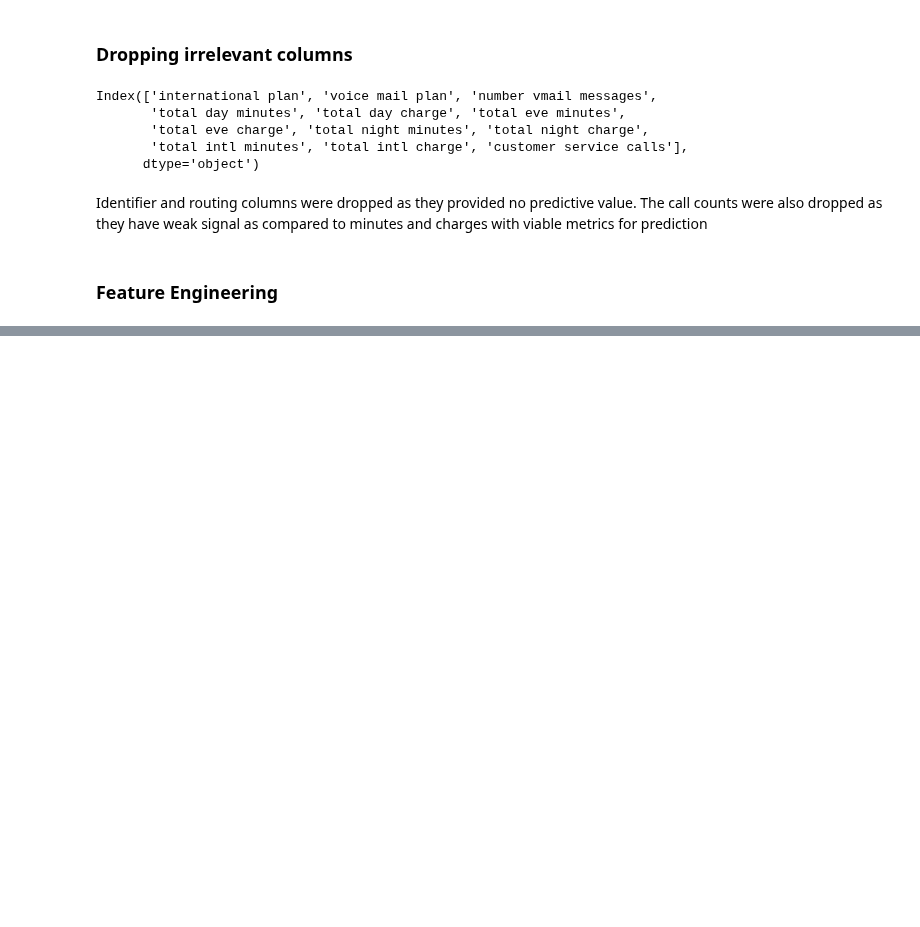
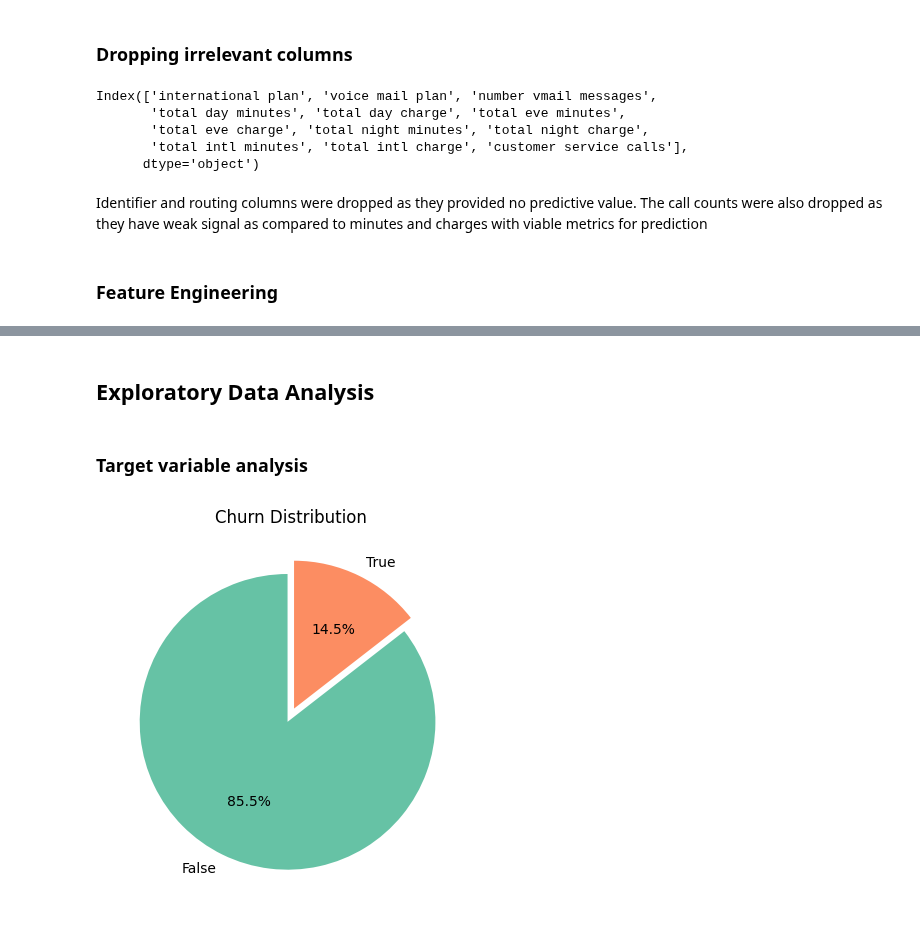
Before and after one commit to NjorogeWinnie/Telecom-churn-analysis, a Jupyter notebook: Telecom_Churn_Analysis.ipynb, the cells around one changed output, grey strips where cells are left out. Cells and saved outputs as stored; diff of their text form; code cells hidden in the pictures; blank space fills up the shorter version.

```diff
--- a/Telecom_Churn_Analysis.ipynb
+++ b/Telecom_Churn_Analysis.ipynb
@@ -248,0 +282,16 @@ X = X.drop(columns=minute_charge_cols)
+# %% [markdown]
+## **Exploratory Data Analysis**
+# %% [markdown]
+### Target variable analysis
+# %%
+y.value_counts().plot.pie(
+    autopct='%1.1f%%',
+    colors=['#66c2a5', '#fc8d62'],
+    startangle=90,
+    explode=(0.05, 0.05)
+)
+plt.ylabel('')
+plt.title('Churn Distribution')
+plt.show()
+# %% [output]
+[figure, added]
```
Also changed, not shown: parts of 15 cells of this notebook.
